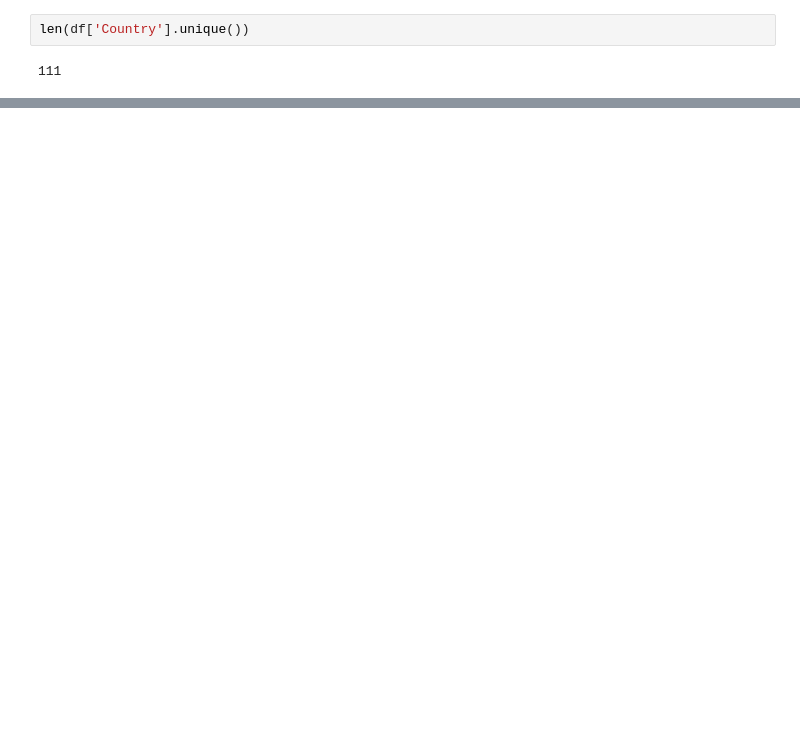
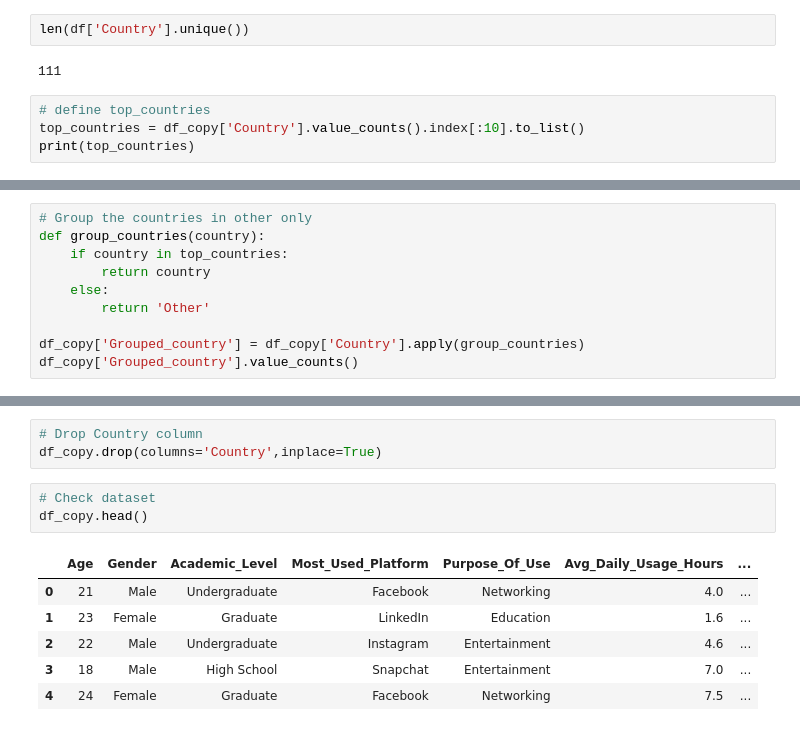
Before and after one commit to ashishpra28/MindWell-Mental-Health-Score-Predictor, a Jupyter notebook: notebook/Mental_Health_Score_Prediction.ipynb, the cells around one changed output, grey strips where cells are left out. Cells and saved outputs as stored; diff of their text form; blank space fills up the shorter version.

```diff
--- a/notebook/Mental_Health_Score_Prediction.ipynb
+++ b/notebook/Mental_Health_Score_Prediction.ipynb
@@ -459,3 +470,7 @@ df_copy.head()
 len(df['Country'].unique())
 # %% [output]
 111
+# %%
+# define top_countries
+top_countries = df_copy['Country'].value_counts().index[:10].to_list()
+print(top_countries)
@@ -461,0 +479,10 @@ len(df['Country'].unique())
+# %%
+# Group the countries in other only
+def group_countries(country):
+    if country in top_countries:
+        return country
+    else:
+        return 'Other'
+
+df_copy['Grouped_country'] = df_copy['Country'].apply(group_countries)
+df_copy['Grouped_country'].value_counts()
@@ -461,0 +502,13 @@ len(df['Country'].unique())
+# %%
+# Drop Country column
+df_copy.drop(columns='Country',inplace=True)
+# %%
+# Check dataset
+df_copy.head()
+# %% [output]
+|  | Age | Gender | Academic_Level | Most_Used_Platform | Purpose_Of_Use | Avg_Daily_Usage_Hours | ... |
+| 0 | 21 | Male | Undergraduate | Facebook | Networking | 4.0 | ... |
+| 1 | 23 | Female | Graduate | LinkedIn | Education | 1.6 | ... |
+| 2 | 22 | Male | Undergraduate | Instagram | Entertainment | 4.6 | ... |
+| 3 | 18 | Male | High School | Snapchat | Entertainment | 7.0 | ... |
+| 4 | 24 | Female | Graduate | Facebook | Networking | 7.5 | ... |
```
Also changed, not shown: parts of 7 cells of this notebook.
